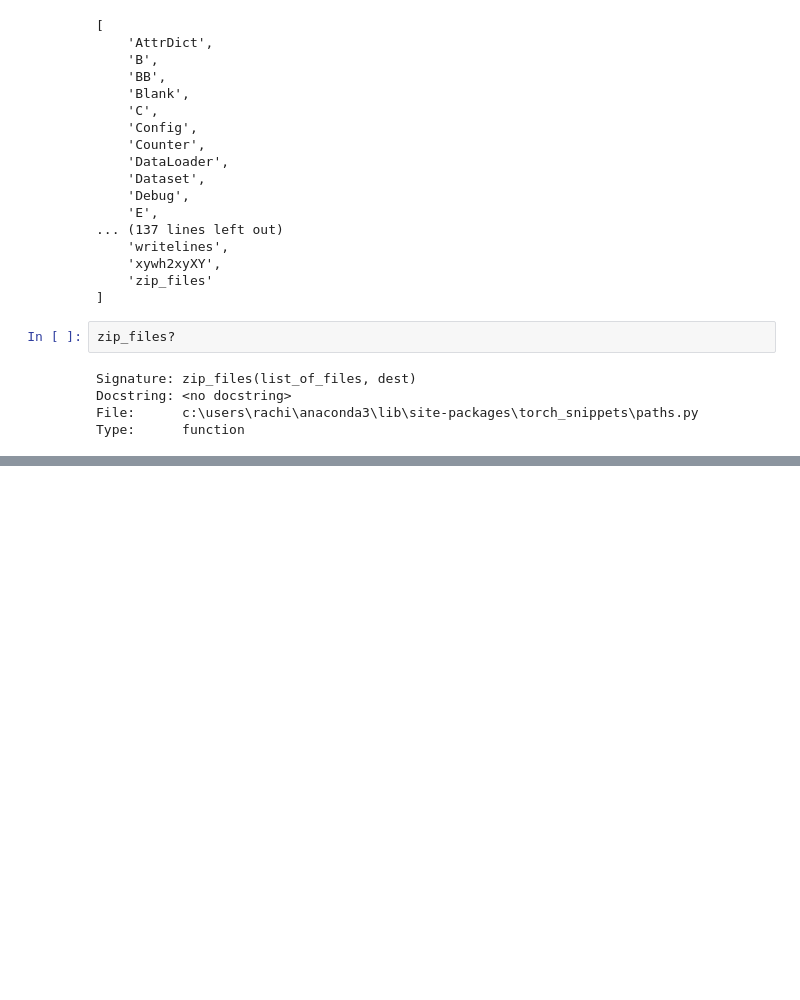
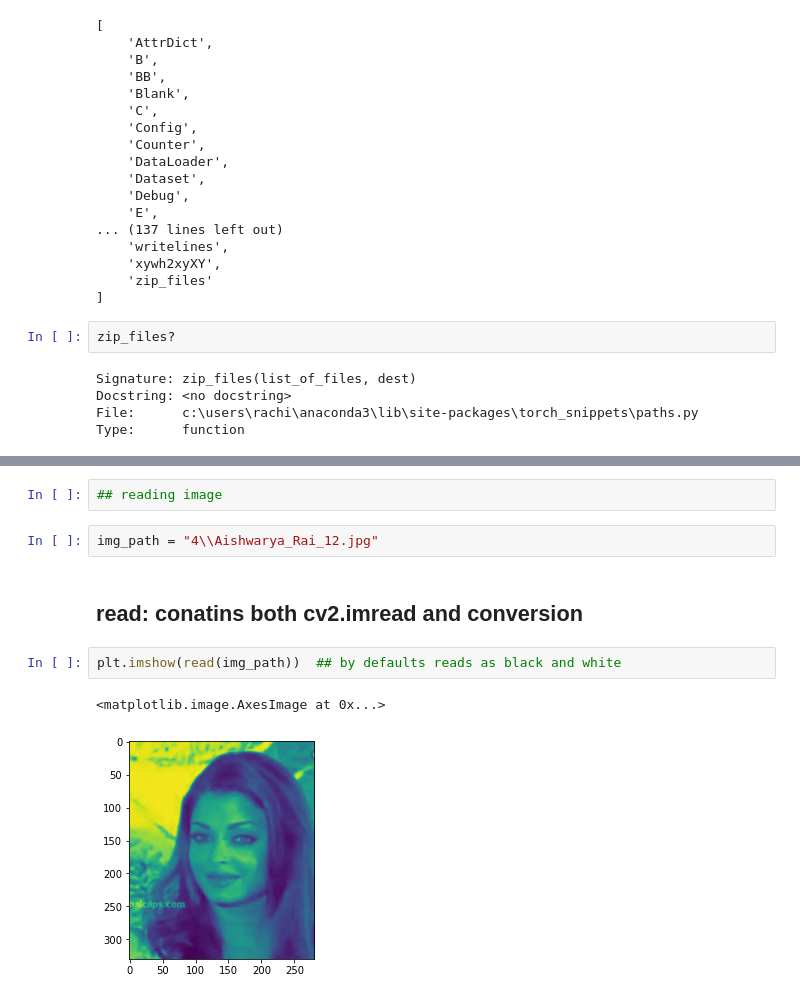
Before and after one commit to Rachinder3/Modern-Computer-Vision-with-PyTorch, a Jupyter notebook: 4. Transfer Learning for Image Classification.ipynb, the cells around one changed output, grey strips where cells are left out. Saved outputs shown, nothing was run; the diff lists cells and outputs as text; blank space fills up the shorter version.

Commit message:
Transfer Learning for Image Classification done

```diff
--- a/4. Transfer Learning for Image Classification.ipynb
+++ b/4. Transfer Learning for Image Classification.ipynb
@@ -1397,0 +1407,11 @@ Type:      function
+# %%
+## reading image
+# %%
+img_path = "4\\Aishwarya_Rai_12.jpg"
+# %% [markdown]
+## read: conatins both cv2.imread and conversion
+# %%
+plt.imshow(read(img_path))  ## by defaults reads as black and white
+# %% [output]
+<matplotlib.image.AxesImage at 0x...>
+[figure, added]
```
Also changed, not shown: parts of 14 cells of this notebook.
